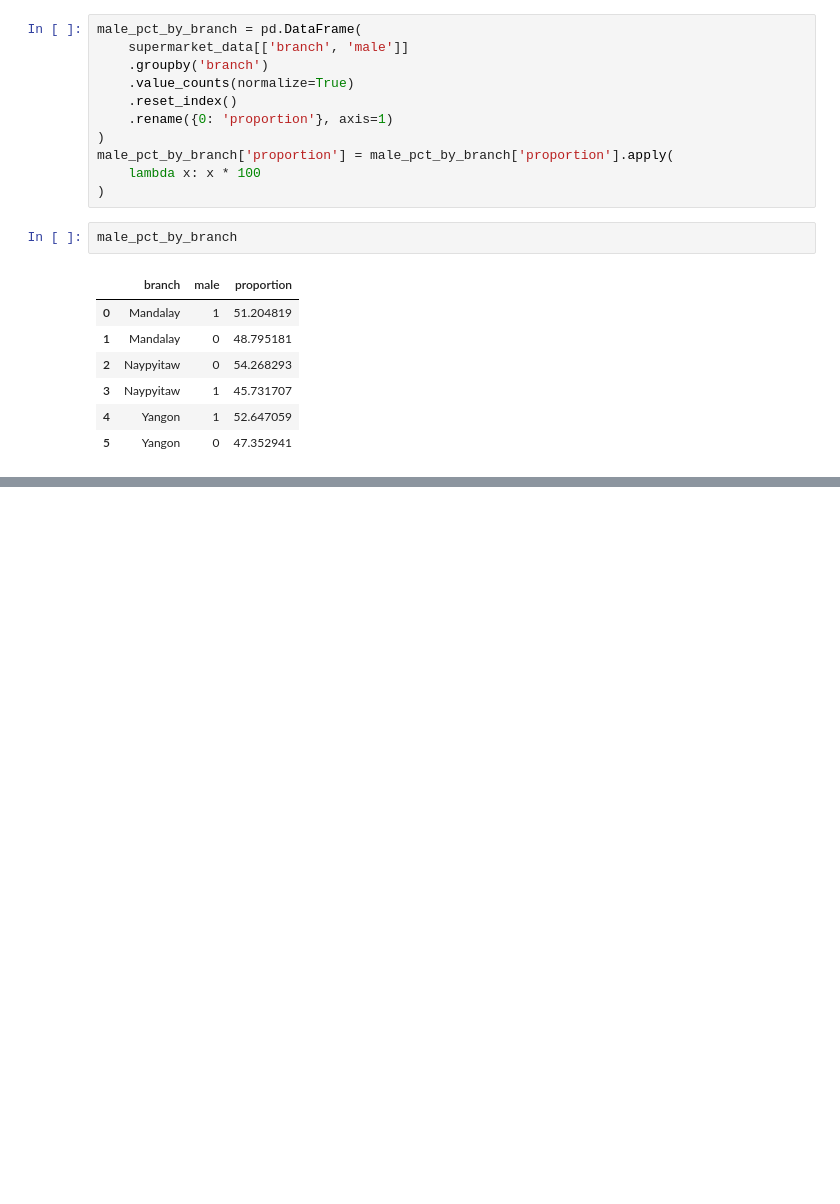
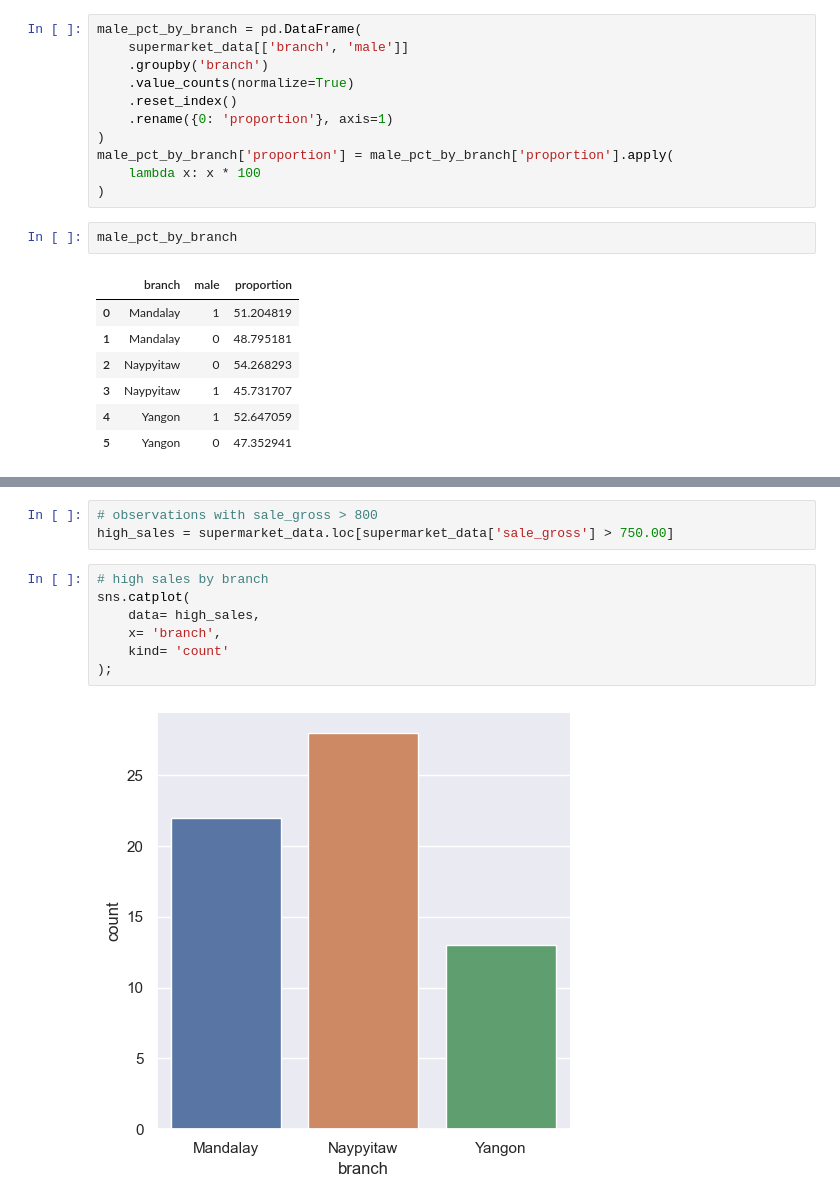
Before and after one commit to zdravoj/data-science-foundations, a Jupyter notebook: Supermarket_Sales/Supermarket_sales_analysis.ipynb, the cells around one changed output, grey strips where cells are left out. Drawn from its saved outputs; the diff is of its cells as text; blank space fills up the shorter version.

```diff
--- a/Supermarket_Sales/Supermarket_sales_analysis.ipynb
+++ b/Supermarket_Sales/Supermarket_sales_analysis.ipynb
@@ -264,0 +285,12 @@ sns.catplot(
+# %%
+# observations with sale_gross > 800
+high_sales = supermarket_data.loc[supermarket_data['sale_gross'] > 750.00]
+# %%
+# high sales by branch
+sns.catplot(
+    data= high_sales,
+    x= 'branch',
+    kind= 'count'
+);
+# %% [output]
+[figure, added]
```
Also changed, not shown: parts of 26 cells of this notebook.
